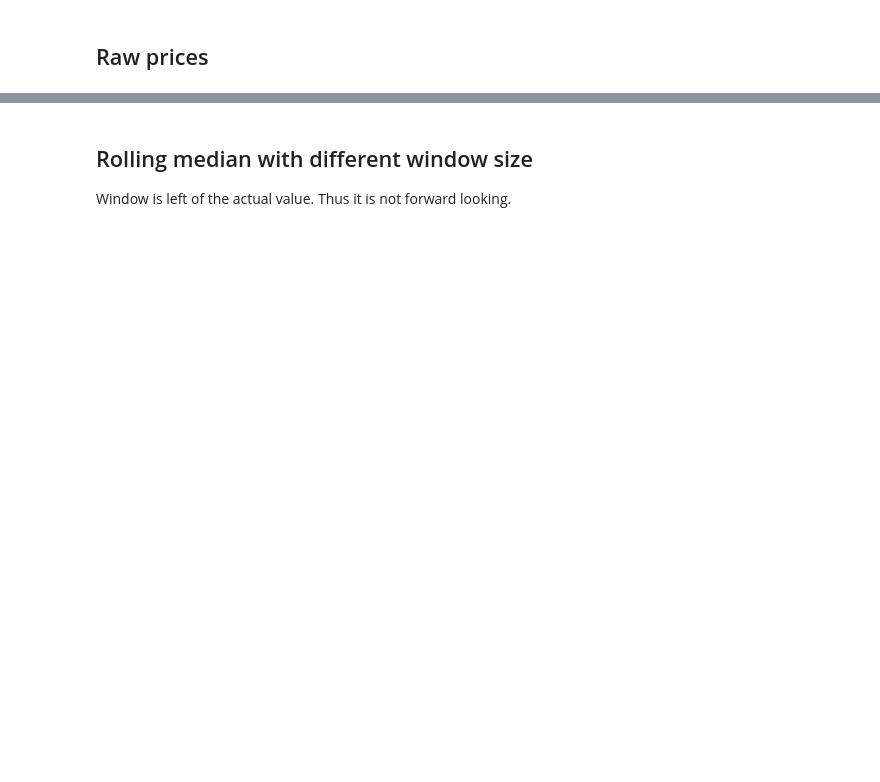
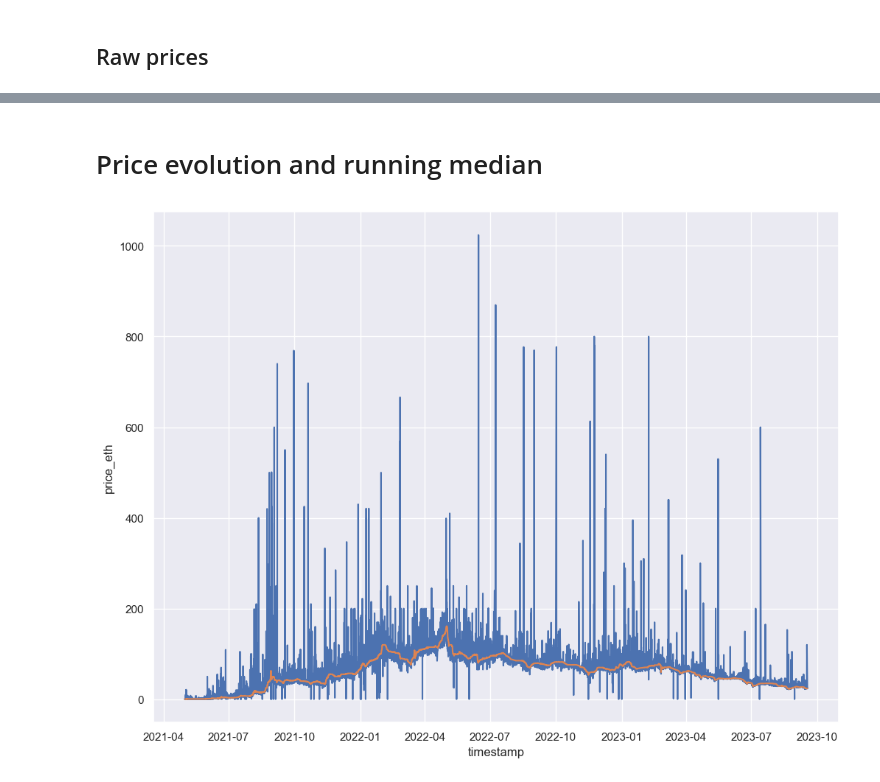
Before and after one commit to LBrinkmann/xai-nft, a Jupyter notebook: notebooks/trend.ipynb, the cells around one changed output, grey strips where cells are left out. Drawn from its saved outputs; the diff is of its cells as text; code cells hidden in the pictures; blank space fills up the shorter version.

```diff
--- a/notebooks/trend.ipynb
+++ b/notebooks/trend.ipynb
@@ -70,4 +28,0 @@ df_s.to_parquet(os.path.join(top_folder, 'sales_with_trend.parquet'))
-# %% [markdown]
-## Rolling median with different window size
-
-Window is left of the actual value. Thus it is not forward looking.
@@ -73,0 +52,9 @@ Window is left of the actual value. Thus it is not forward looking.
+# %% [markdown]
+# Price evolution and running median
+# %%
+df_s2 = df_s.drop_duplicates(subset='timestamp').reset_index(drop=True).copy()
+
+ax = sns.lineplot(data=df_s2, x='timestamp', y=f'price_eth')
+ax = sns.lineplot(data=df_s2, x='timestamp', y=f'price_eth_trend_{window}')
+# %% [output]
+[figure, added]
```
Also changed, not shown: parts of 21 cells of this notebook, 14 other files.
